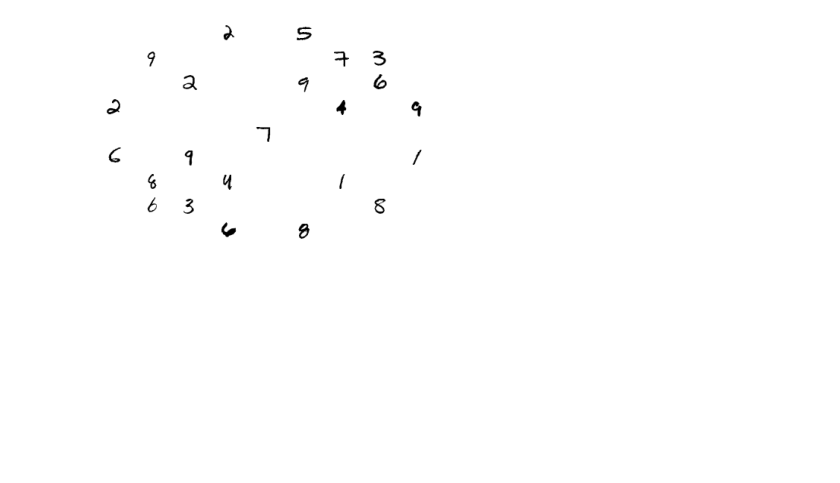
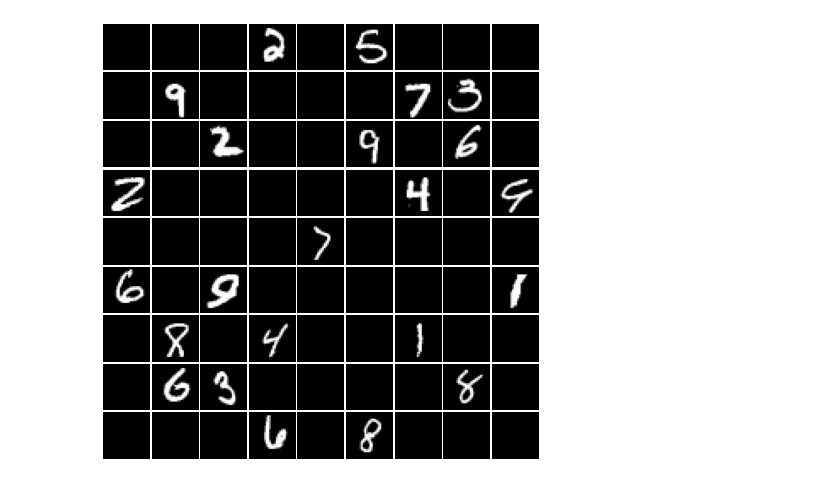
Before and after one commit to CPMpy/cpmpy, a Jupyter notebook: examples/advanced/visual_sudoku.ipynb, the cells around one changed output. Cells and saved outputs as stored; diff of their text form; code cells hidden in the pictures; blank space fills up the shorter version.

```diff
--- a/examples/advanced/visual_sudoku.ipynb
+++ b/examples/advanced/visual_sudoku.ipynb
@@ -183,20 +84,19 @@ def show_one_prediction(model, data, i=0):
-# %%
-# Let's build a Visual Sudoku instance
-
-puzzle = np.array(
-    #TODO find difficult puzzle in SATNet dataset
-        [[0,0,0, 2,0,5, 0,0,0],
-        [0,9,0, 0,0,0, 7,3,0],
-        [0,0,2, 0,0,9, 0,6,0],
-        [2,0,0, 0,0,0, 4,0,9],
-        [0,0,0, 0,7,0, 0,0,0],
-        [6,0,9, 0,0,0, 0,0,1],
-        [0,8,0, 4,0,0, 1,0,0],
-        [0,6,3, 0,0,0, 0,8,0],
-        [0,0,0, 6,0,8, 0,0,0]]
-    )
-vs = sample_visual_sudoku(puzzle)
-
-show_grid_img(vs.reshape(-1, 28, 28))
-# %% [output]
-[figure, removed]
+# %%
+e = 0 # empty cell
+sample_sudoku_grid = np.array([
+    [e, e, e,  2, e, 5,  e, e, e],
+    [e, 9, e,  e, e, e,  7, 3, e],
+    [e, e, 2,  e, e, 9,  e, 6, e],
+
+    [2, e, e,  e, e, e,  4, e, 9],
+    [e, e, e,  e, 7, e,  e, e, e],
+    [6, e, 9,  e, e, e,  e, e, 1],
+
+    [e, 8, e,  4, e, e,  1, e, e],
+    [e, 6, 3,  e, e, e,  e, 8, e],
+    [e, e, e,  6, e, 8,  e, e, e]
+])
+visual_sudoku = sample_visual_sudoku(sample_sudoku_grid)
+show_grid_img(visual_sudoku)
+# %% [output]
+[figure, added]
```
Also changed, not shown: parts of 29 cells of this notebook.
